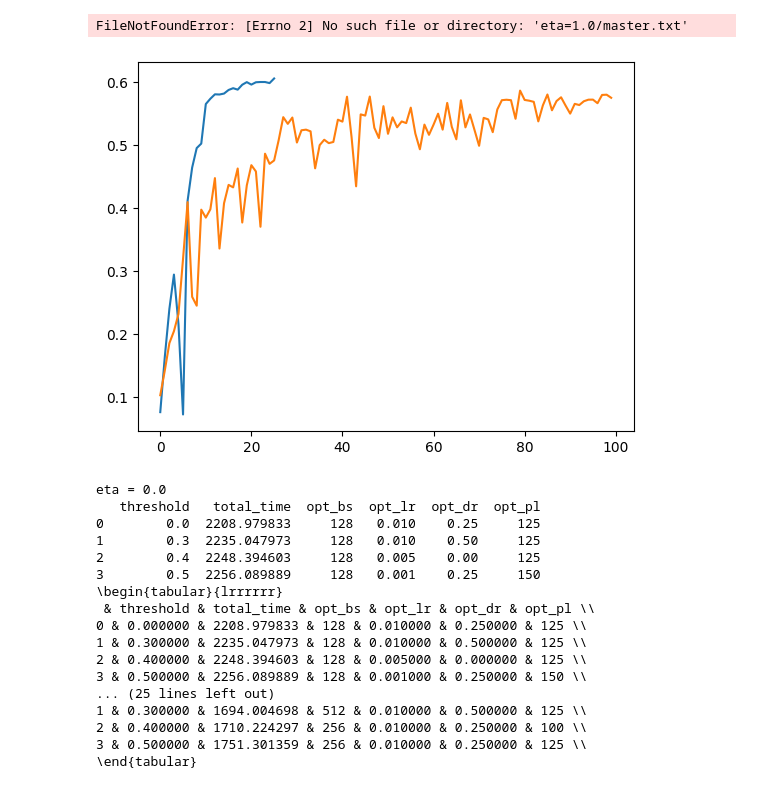
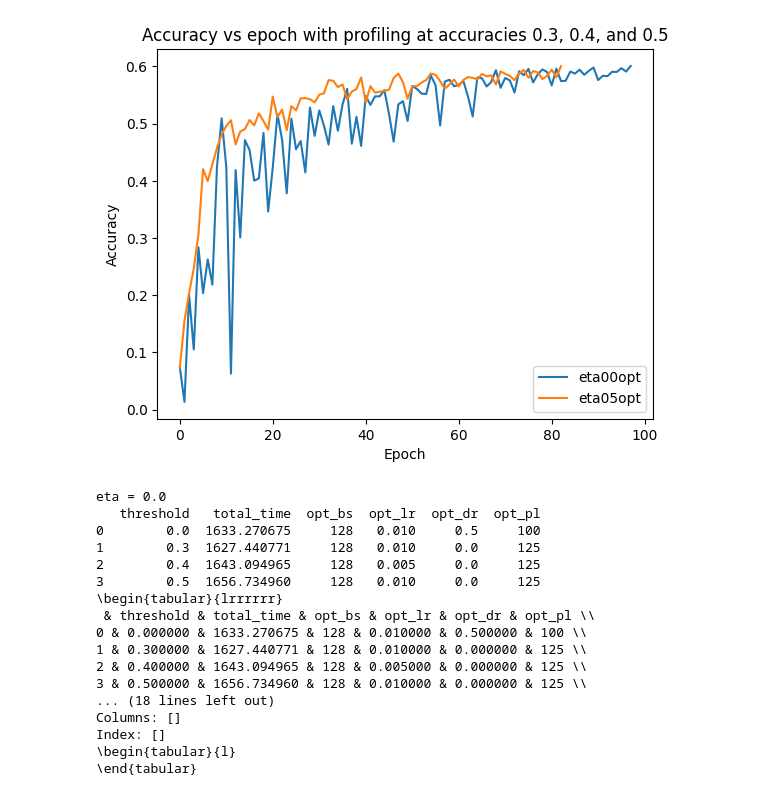
Before and after one commit to matchaginseng/automatic-bassoon, a Jupyter notebook: plots/profiler_analysis/analyze_profiler.ipynb, the cells around one changed output. Drawn from its saved outputs; the diff is of its cells as text; code cells hidden in the pictures.

Commit message:
added more visualizations

```diff
--- a/plots/profiler_analysis/analyze_profiler.ipynb
+++ b/plots/profiler_analysis/analyze_profiler.ipynb
@@ -1,42 +1,43 @@
 # %%
 # 'The optimal parameters are' --> finish profiling
 # start of profiling: 'surpasses threshold'
 
 import matplotlib.pyplot as plt
 # get accuracy
 valNext = False
 ACC = "Accuracy: "
 
-files = ["eta=0.0/master.txt", "eta=0.5/master.txt", "eta=1.0/master.txt"]
+# files = ["eta00/master.txt", "eta05/master.txt", "eta10/master.txt"]
+files = ["eta00opt/master.txt", "eta05opt/master.txt"]
+
 for fileName in files:
     accuracies = []
     with open(fileName) as f:
         while line := f.readline():
             if valNext:
                 if "Validation Epoch:" in line:
                     accuracies.append(float(line[line.index(ACC) + len(ACC):]))
                 valNext = False
             if "Training Epoch: " in line:
                 valNext = True
 
     plt.plot(accuracies, label=fileName[:fileName.index("/")])
 
 plt.legend()
 plt.xlabel("Epoch")
 plt.ylabel("Accuracy")
 plt.title("Accuracy vs epoch with profiling at accuracies 0.3, 0.4, and 0.5")
 plt.show()
 # %% [output]
-FileNotFoundError: [Errno 2] No such file or directory: 'eta=1.0/master.txt'
-[figure, old version]
+[figure, new version]
 # %%
 import pandas as pd
-from eta00.profiler_info import info as info00
-from eta05.profiler_info import info as info05
-from eta10.profiler_info import info as info10
+from eta00opt.profiler_info import info as info00
+from eta05opt.profiler_info import info as info05
+# from eta10opt.profiler_info import info as info10
 
 names = ["eta = 0.0", "eta = 0.5", "eta = 1.0"]
-for i, info in enumerate([info00, info05, info10]):
+for i, info in enumerate([info00, info05, []]):
     df = pd.DataFrame(info)
     print(names[i])
     print(df)
@@ -44,20 +45,20 @@ for i, info in enumerate([info00, info05, info10]):
 # %% [output]
 eta = 0.0
    threshold   total_time  opt_bs  opt_lr  opt_dr  opt_pl
-0        0.0  2208.979833     128   0.010    0.25     125
-1        0.3  2235.047973     128   0.010    0.50     125
-2        0.4  2248.394603     128   0.005    0.00     125
-3        0.5  2256.089889     128   0.001    0.25     150
+0        0.0  1633.270675     128   0.010     0.5     100
+1        0.3  1627.440771     128   0.010     0.0     125
+2        0.4  1643.094965     128   0.005     0.0     125
+3        0.5  1656.734960     128   0.010     0.0     125
 \begin{tabular}{lrrrrrr}
  & threshold & total_time & opt_bs & opt_lr & opt_dr & opt_pl \\
-0 & 0.000000 & 2208.979833 & 128 & 0.010000 & 0.250000 & 125 \\
-1 & 0.300000 & 2235.047973 & 128 & 0.010000 & 0.500000 & 125 \\
-2 & 0.400000 & 2248.394603 & 128 & 0.005000 & 0.000000 & 125 \\
-3 & 0.500000 & 2256.089889 & 128 & 0.001000 & 0.250000 & 150 \\
-... (25 lines left out)
-1 & 0.300000 & 1694.004698 & 512 & 0.010000 & 0.500000 & 125 \\
-2 & 0.400000 & 1710.224297 & 256 & 0.010000 & 0.250000 & 100 \\
-3 & 0.500000 & 1751.301359 & 256 & 0.010000 & 0.250000 & 125 \\
+0 & 0.000000 & 1633.270675 & 128 & 0.010000 & 0.500000 & 100 \\
+1 & 0.300000 & 1627.440771 & 128 & 0.010000 & 0.000000 & 125 \\
+2 & 0.400000 & 1643.094965 & 128 & 0.005000 & 0.000000 & 125 \\
+3 & 0.500000 & 1656.734960 & 128 & 0.010000 & 0.000000 & 125 \\
+... (18 lines left out)
+Columns: []
+Index: []
+\begin{tabular}{l}
 \end{tabular}
 # %%
 from eta00.threshold04history_all import data
```
Also changed, not shown: parts of 2 cells of this notebook, 15 other files.
